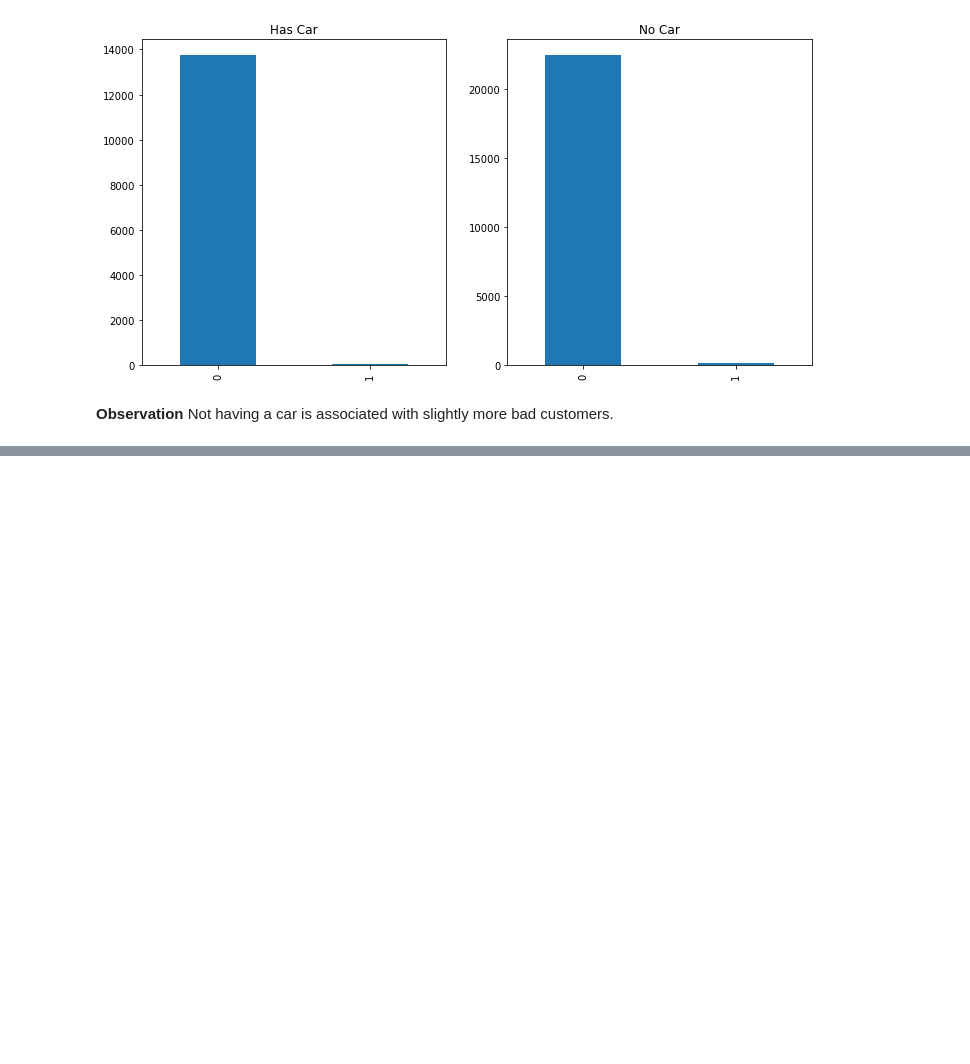
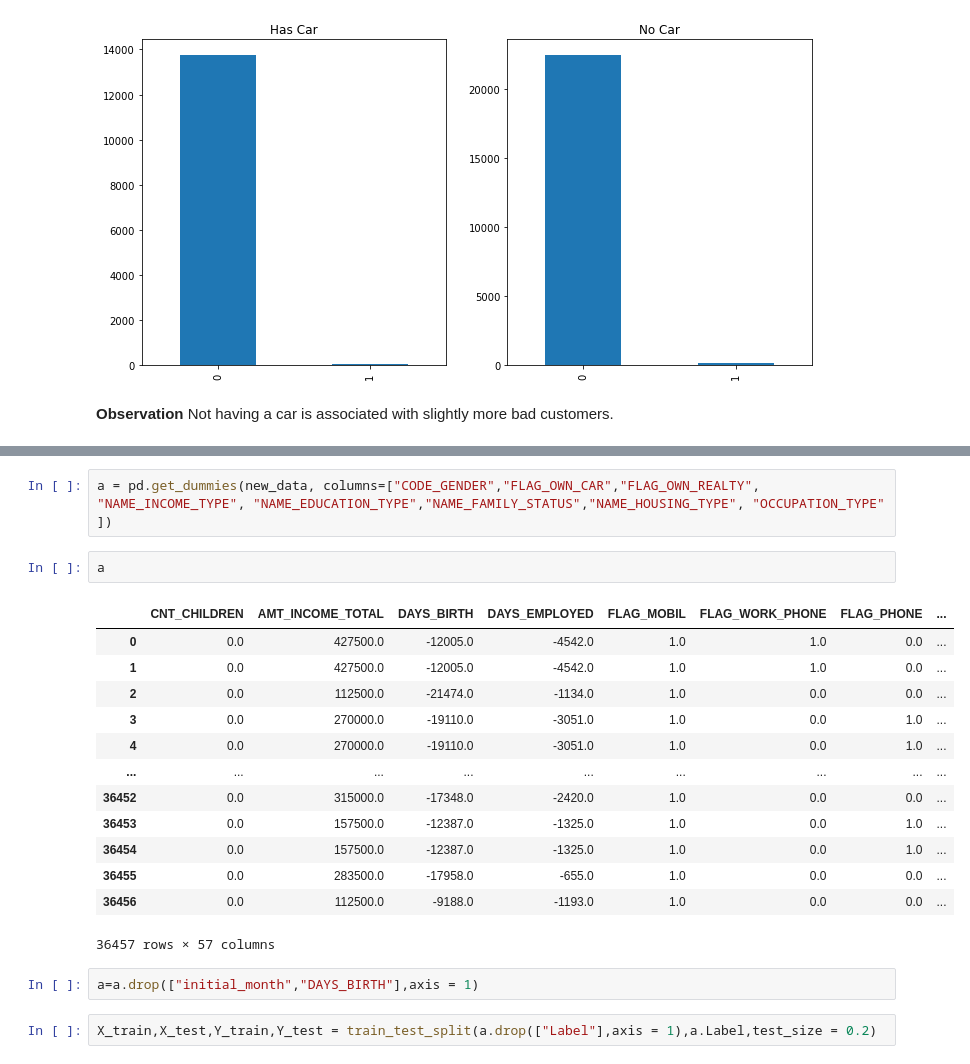
Before and after one commit to jmoschos/Credit-score-approval, a Jupyter notebook: Credit_score.ipynb, the cells around one changed output, grey strips where cells are left out. Saved outputs shown, nothing was run; the diff lists cells and outputs as text; blank space fills up the shorter version.

```diff
--- a/Credit_score.ipynb
+++ b/Credit_score.ipynb
@@ -401,0 +437,22 @@ plt.show()
+# %%
+a = pd.get_dummies(new_data, columns=["CODE_GENDER","FLAG_OWN_CAR","FLAG_OWN_REALTY", "NAME_INCOME_TYPE", "NAME_EDUCATION_TYPE","NAME_FAMILY_STATUS","NAME_HOUSING_TYPE", "OCCUPATION_TYPE" ])
+# %%
+a
+# %% [output]
+|  | CNT_CHILDREN | AMT_INCOME_TOTAL | DAYS_BIRTH | DAYS_EMPLOYED | FLAG_MOBIL | FLAG_WORK_PHONE | FLAG_PHONE | ... |
+| 0 | 0.0 | 427500.0 | -12005.0 | -4542.0 | 1.0 | 1.0 | 0.0 | ... |
+| 1 | 0.0 | 427500.0 | -12005.0 | -4542.0 | 1.0 | 1.0 | 0.0 | ... |
+| 2 | 0.0 | 112500.0 | -21474.0 | -1134.0 | 1.0 | 0.0 | 0.0 | ... |
+| 3 | 0.0 | 270000.0 | -19110.0 | -3051.0 | 1.0 | 0.0 | 1.0 | ... |
+| 4 | 0.0 | 270000.0 | -19110.0 | -3051.0 | 1.0 | 0.0 | 1.0 | ... |
+| ... | ... | ... | ... | ... | ... | ... | ... | ... |
+| 36452 | 0.0 | 315000.0 | -17348.0 | -2420.0 | 1.0 | 0.0 | 0.0 | ... |
+| 36453 | 0.0 | 157500.0 | -12387.0 | -1325.0 | 1.0 | 0.0 | 1.0 | ... |
+| 36454 | 0.0 | 157500.0 | -12387.0 | -1325.0 | 1.0 | 0.0 | 1.0 | ... |
+| 36455 | 0.0 | 283500.0 | -17958.0 | -655.0 | 1.0 | 0.0 | 0.0 | ... |
+| 36456 | 0.0 | 112500.0 | -9188.0 | -1193.0 | 1.0 | 0.0 | 0.0 | ... |
+36457 rows × 57 columns
+# %%
+a=a.drop(["initial_month","DAYS_BIRTH"],axis = 1)
+# %%
+X_train,X_test,Y_train,Y_test = train_test_split(a.drop(["Label"],axis = 1),a.Label,test_size = 0.2)
```
Also changed, not shown: parts of 18 cells of this notebook.
